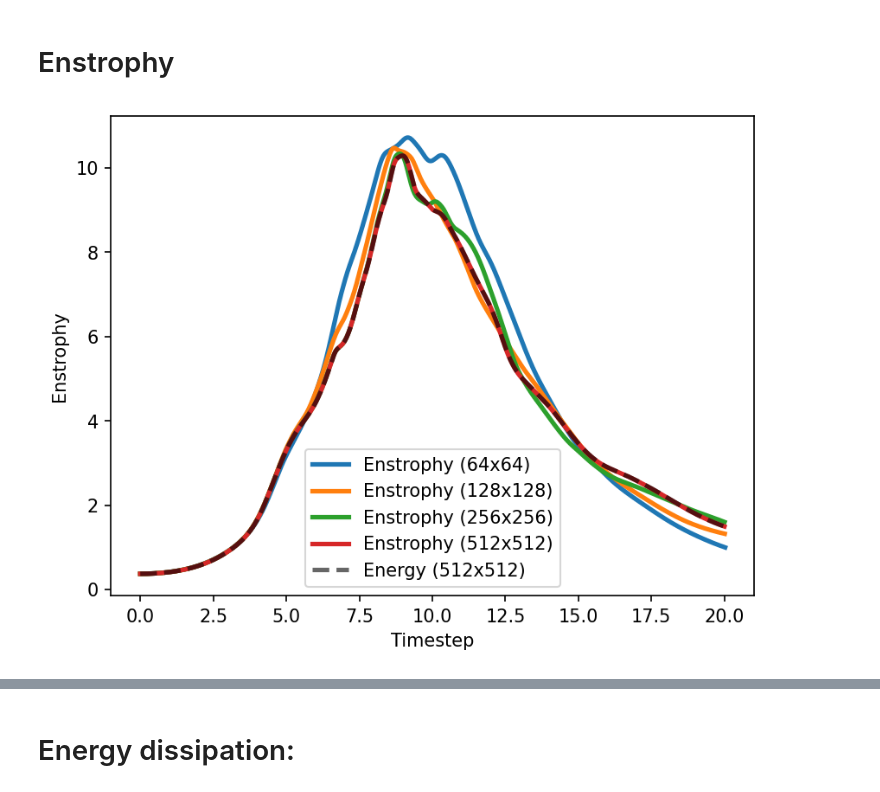
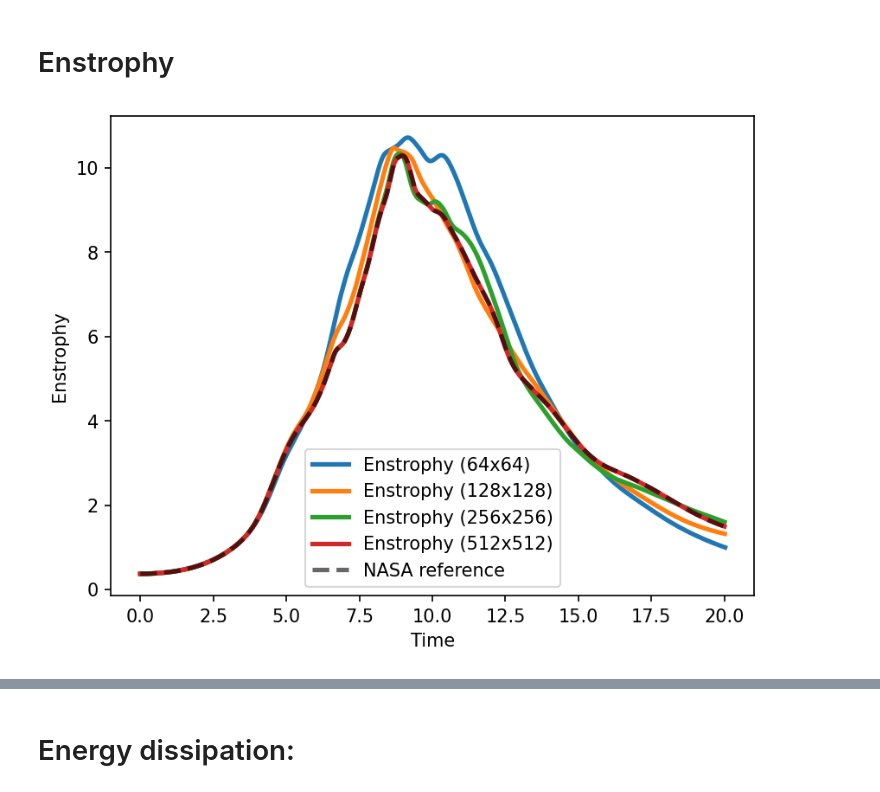
Before and after one commit to adsmendesdaniel/PyTurbulence, a Jupyter notebook: Data_analysis/NASA_metrics_validation.ipynb, the cells around one changed output, grey strips where cells are left out. Saved outputs shown, nothing was run; the diff lists cells and outputs as text; code cells hidden in the pictures.

```diff
--- a/Data_analysis/NASA_metrics_validation.ipynb
+++ b/Data_analysis/NASA_metrics_validation.ipynb
@@ -108,19 +203,51 @@ plt.show()
 # %%
 plt.figure(figsize=(6.4, 4.8), dpi=150)
 
-plt.plot(enstrophy_data_64[:, 0], enstrophy_data_64[:, 1], label='Enstrophy (64x64)', color='C0', linewidth=2.5)
-plt.plot(enstrophy_data_128[:, 0], enstrophy_data_128[:, 1], label='Enstrophy (128x128)', color='C1', linewidth=2.5)
-plt.plot(enstrophy_data_256[:, 0], enstrophy_data_256[:, 1], label='Enstrophy (256x256)', color='C2', linewidth=2.5)
-plt.plot(enstrophy_data_512[:, 0], enstrophy_data_512[:, 1], label='Enstrophy (512x512)', color='C3', linewidth=2.5)
-plt.plot(time_NASA_512, enstrophy_NASA_512, label='Energy (512x512)', color='k', linewidth=2.5, linestyle='--', alpha=0.6)
+plt.plot(
+    enstrophy_data_64[:, 0],
+    enstrophy_data_64[:, 1],
+    label="Enstrophy (64x64)",
+    color="C0",
+    linewidth=2.5,
+)
+plt.plot(
+    enstrophy_data_128[:, 0],
+    enstrophy_data_128[:, 1],
+    label="Enstrophy (128x128)",
+    color="C1",
+    linewidth=2.5,
+)
+plt.plot(
+    enstrophy_data_256[:, 0],
+    enstrophy_data_256[:, 1],
+    label="Enstrophy (256x256)",
+    color="C2",
+    linewidth=2.5,
+)
+plt.plot(
+    enstrophy_data_512[:, 0],
+    enstrophy_data_512[:, 1],
+    label="Enstrophy (512x512)",
+    color="C3",
+    linewidth=2.5,
+)
+plt.plot(
+    time_NASA_512,
+    enstrophy_NASA_512,
+    label="NASA reference",
+    color="k",
+    linewidth=2.5,
+    linestyle="--",
+    alpha=0.6,
+)
 
-plt.xlabel('Timestep')
-plt.ylabel('Enstrophy')
+plt.xlabel("Time")
+plt.ylabel("Enstrophy")
 
 plt.legend()
 plt.show()
 # %% [output]
-[figure, old version]
+[figure, new version]
 # %%
 plt.figure(figsize=(6.4, 4.8), dpi=150)
 
```
Also changed, not shown: parts of 20 cells of this notebook.
